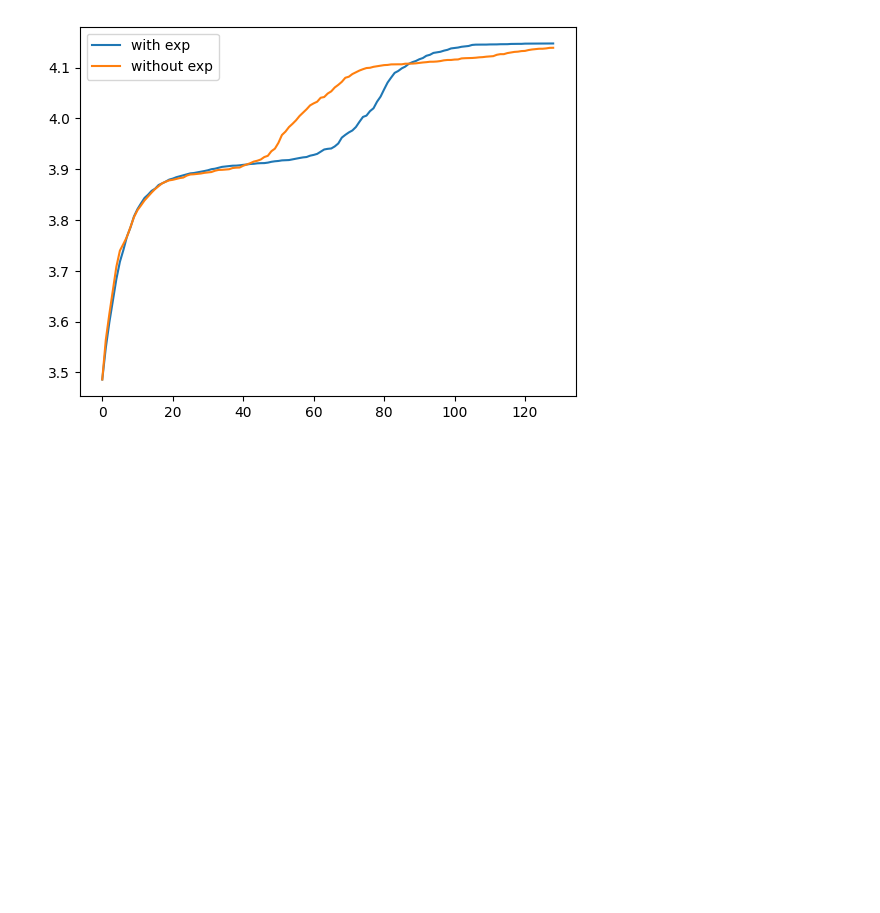
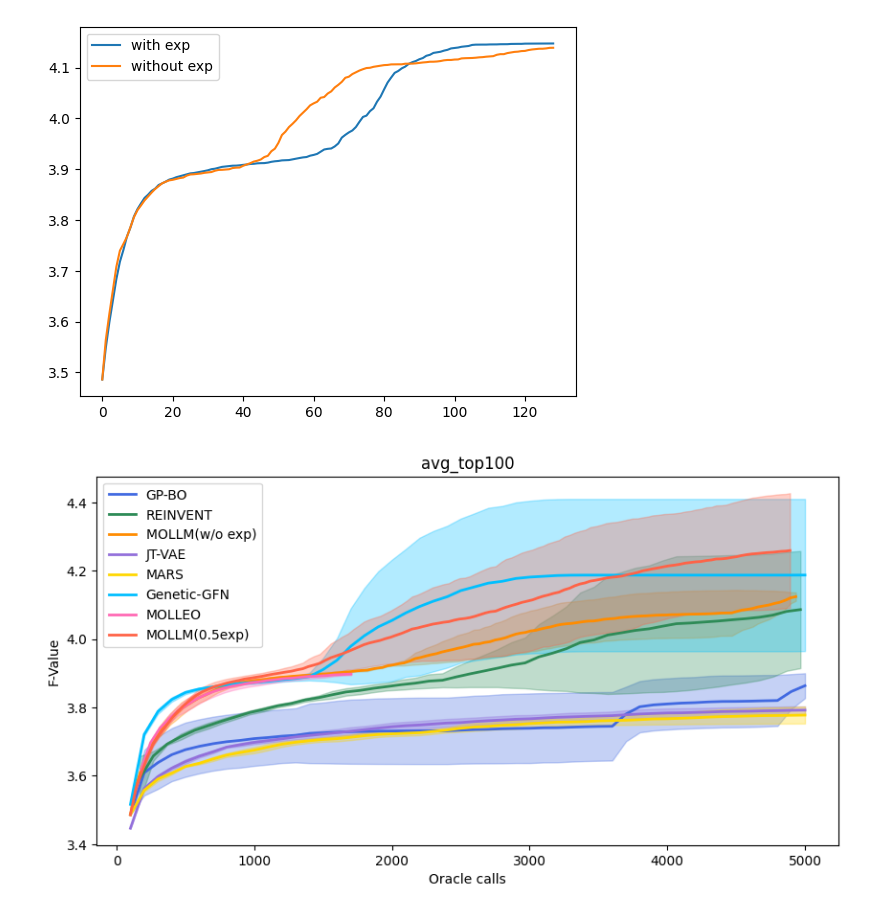
Before and after one commit to lzz-z/MCCE, a Jupyter notebook: test5_5_2025.ipynb, the cells around one changed output. Drawn from its saved outputs; the diff is of its cells as text; code cells hidden in the pictures; blank space fills up the shorter version.

```diff
--- a/test5_5_2025.ipynb
+++ b/test5_5_2025.ipynb
@@ -169,12 +132,12 @@ Do not write code. Do not give any explanation. Each output new molecule must st
 import json
 import os
 import numpy as np
-root = "/home/hp/src/mollm_results/exp/zhongzhuan,gpt-4o-2024-05-13/results/sa_drd2_qed_gsk3b_jnk3_0507_exp0.5_{}.json"
-file_num = 5
+root = "/home/hp/src/mollm_results/exp/zhongzhuan,gpt-4o-2024-05-13/results/sa_drd2_qed_gsk3b_jnk3_0507_exp0.5_worst100_{}.json"
+file_num = 3
 def cal_avg(root,file_num):
     results = None
     for i in range(file_num):
-        filename = root.format(42+i)
+        filename = root.format(44+i)
         with open(os.path.join(root,filename),'r') as f:
             file = json.load(f)
         names = file['results'][0].keys()
@@ -367,3 +313,58 @@ colors = [
     'slategray',     # 稳重的灰蓝色
     'olivedrab'      # 复古绿调
 ]
+# %%
+keyname = 'avg_top100'
+plt.figure(figsize=(10, 5))
+
+root = '/home/hp/src/mol_opt/main/gpbo/results/results_gp_bo_qed:1+jnk3:1+drd2:1+gsk3b:1+sa:1_{}_random1_.json'
+plot_mean_std(root,keyname,label='GP-BO',color=colors[1],molopt=True)
+
+root = '/home/hp/src/mol_opt/main/reinvent/results/results_reinvent_qed:1+jnk3:1+drd2:1+gsk3b:1+sa:1_{}_random1_.json'
+plot_mean_std(root,keyname,label='REINVENT',color=colors[2],molopt=True)
+
+root = '/home/hp/src/mollm_results/zhongzhuan,gpt-4o-2024-05-13/results/sa_drd2_qed_gsk3b_jnk3_0507__{}.json'
+plot_mean_std(root,keyname,label='MOLLM(w/o exp)',color=colors[3])
+
+root = '/home/hp/src/mol_opt/main/jt_vae/results/results_jt_vae_bo_qed:1+jnk3:1+drd2:1+gsk3b:1+sa:1_{}_random1_.json'
+plot_mean_std(root,keyname,label='JT-VAE',color=colors[4],molopt=True)
+
+root = '/home/hp/src/mol_opt/main/mars/results/results_mars_qed:1+jnk3:1+drd2:1+gsk3b:1+sa:1_{}_random1_.json'
+plot_mean_std(root,keyname,label='MARS',color=colors[5],molopt=True)
+
+root = '/home/hp/src/genetic_gfn/multi_objective/genetic_gfn/results/results_{}.json'
+plot_mean_std(root,keyname,label='Genetic-GFN',color=colors[6],molopt=True)
+
+root = "/home/hp/src/MOLLEO_fork/multi_objective/main/molleo_multi_pareto/results/results_GPT-4_['jnk3', 'qed']_['sa', 'gsk3b', 'drd2']{}random1.json"
+plot_mean_std(root,keyname,file_num=3,label='MOLLEO',color=colors[7],molopt=True)
+
+root = '/home/hp/src/mollm_results/exp/zhongzhuan,gpt-4o-2024-05-13/results/sa_drd2_qed_gsk3b_jnk3_0507_exp0.5_{}.json'
+plot_mean_std(root,keyname,file_num=5,label='MOLLM(0.5exp)',color=colors[0])
+
+import matplotlib.pyplot as plt
+filename = "/home/hp/src/mollm_results/exp/zhongzhuan,gpt-4o-2024-05-13/results/sa_drd2_qed_gsk3b_jnk3_0507_exp0.3_with_mols_42.json"
+with open(os.path.join(root,filename),'r') as f:
+    file = json.load(f)
+filename = "/home/hp/src/mollm_results/exp/zhongzhuan,gpt-4o-2024-05-13/results/sa_drd2_qed_gsk3b_jnk3_0507_exp0.5_with_mols_42.json"
+with open(os.path.join(root,filename),'r') as f:
+    file2 = json.load(f)
+top1a = []
+top1b = []
+for i in range(len(file['results'])):
+    top1a.append(file['results'][i][keyname])
+for i in range(len(file2['results'])):
+    top1b.append(file2['results'][i][keyname])
+
+
+#plt.plot(top1a,label='with exp with mols 0.3 ')
+#plt.plot(top1b,label='with exp with mols 0.5 ')
+
+
+plt.title(f'{keyname}')
+plt.xlabel('Oracle calls')
+plt.ylabel('F-Value')
+plt.legend()
+#plt.grid(True)
+plt.show()
+# %% [output]
+[figure, added]
```
Also changed, not shown: parts of 17 cells of this notebook, 10 other files.
